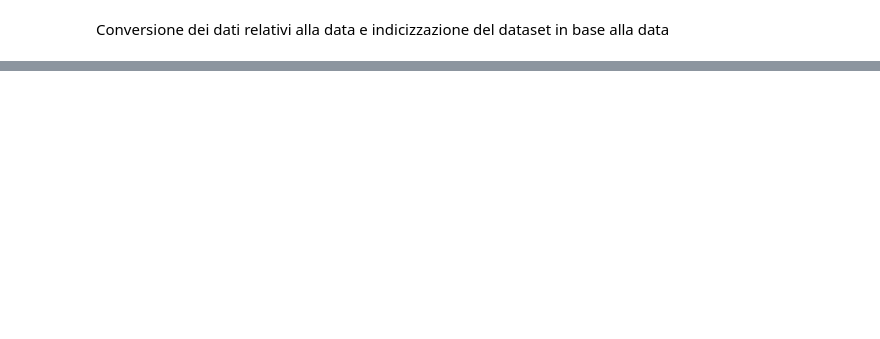
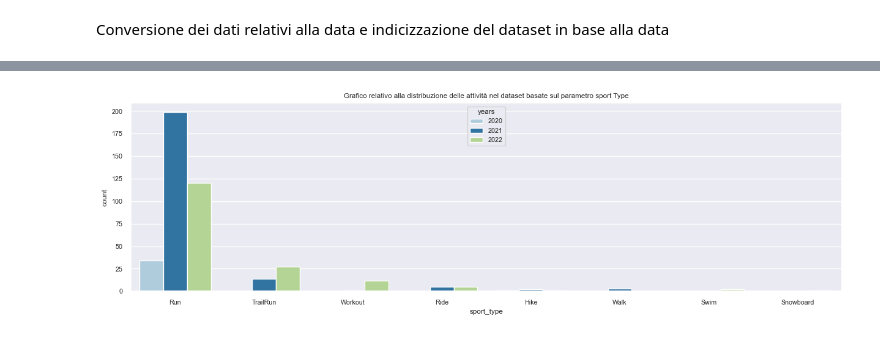
Before and after one commit to scionuait/StravaDataImport, a Jupyter notebook: analisi_strava_athlete_2022.ipynb, the cells around one changed output, grey strips where cells are left out. Saved outputs shown, nothing was run; the diff lists cells and outputs as text; code cells hidden in the pictures; blank space fills up the shorter version.

Commit message:
.data cleaning

```diff
--- a/analisi_strava_athlete_2022.ipynb
+++ b/analisi_strava_athlete_2022.ipynb
@@ -313,0 +322,8 @@ df.set_index(df.start_date)
+# %%
+plt.figure(figsize=(15,4))
+ax = sns.countplot(data=df, x="sport_type", order=df['sport_type'].value_counts().index, hue="years")
+#ax.bar_label(container=ax.containers[1], labels=abs_values[1])
+ax.set_title(label="Grafico relativo alla distribuzione delle attività nel dataset basate sul parametro sport Type")
+plt.show()
+# %% [output]
+[figure, added]
```
Also changed, not shown: parts of 16 cells of this notebook.
